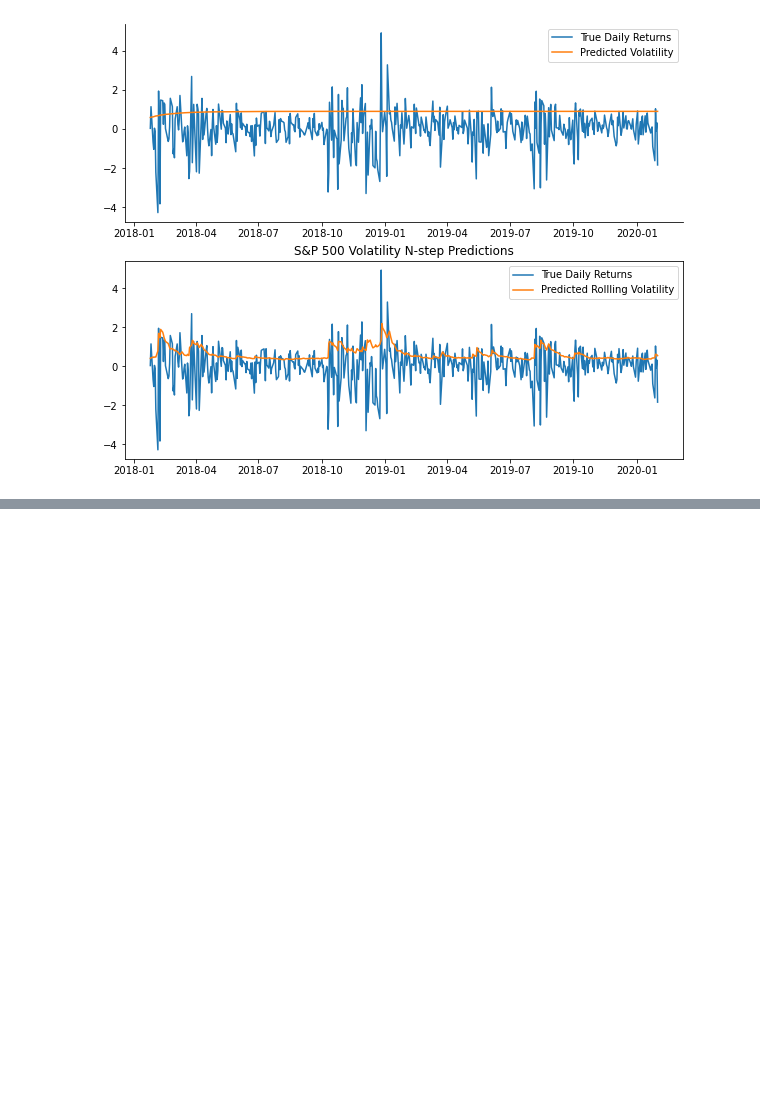
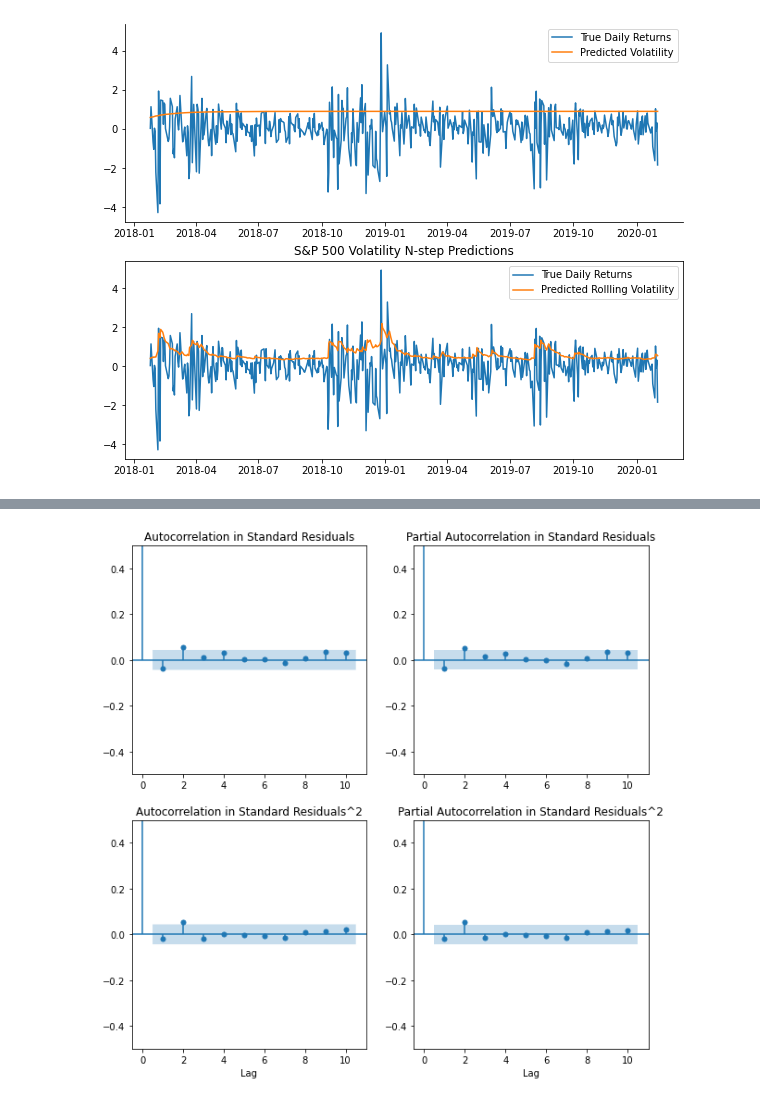
Before and after one commit to danielherrerahsph/SPYtimeseries, a Jupyter notebook: arch_model.ipynb, the cells around one changed output, grey strips where cells are left out. Cells and saved outputs as stored; diff of their text form; code cells hidden in the pictures; blank space fills up the shorter version.

```diff
--- a/arch_model.ipynb
+++ b/arch_model.ipynb
@@ -405,3 +423,25 @@ ax2.legend(['True Daily Returns', 'Predicted Rollling Volatility'])
+# %%
+# Plot ACF and PACF
+fig,((ax1, ax2), (ax3, ax4)) = plt.subplots(2, 2, figsize=(10, 10))
+plot_acf(std_resid, ax=ax1, lags=10)
+ax1.set_ylim(-0.5, .5)
+ax1.set_title("Autocorrelation in Standard Residuals")
+plot_pacf(std_resid, ax=ax2, lags=10)
+ax2.set_ylim(-0.5, .5)
+ax2.set_title("Partial Autocorrelation in Standard Residuals")
+
+plot_acf(std_resid**2, ax=ax3, lags=10)
+ax3.set_ylim(-0.5, .5)
+ax3.set_xlabel("Lag")
+ax3.set_title("Autocorrelation in Standard Residuals^2")
+plot_pacf(std_resid**2, ax=ax4, lags=10)
+ax4.set_ylim(-0.5, .5)
+ax4.set_xlabel("Lag")
+ax4.set_title("Partial Autocorrelation in Standard Residuals^2")
+
+plt.show()
+# %% [output]
+[figure, added]
 # %% [markdown]
 ## Normal QQ-Plots
 
```
Also changed, not shown: parts of 21 cells of this notebook.
